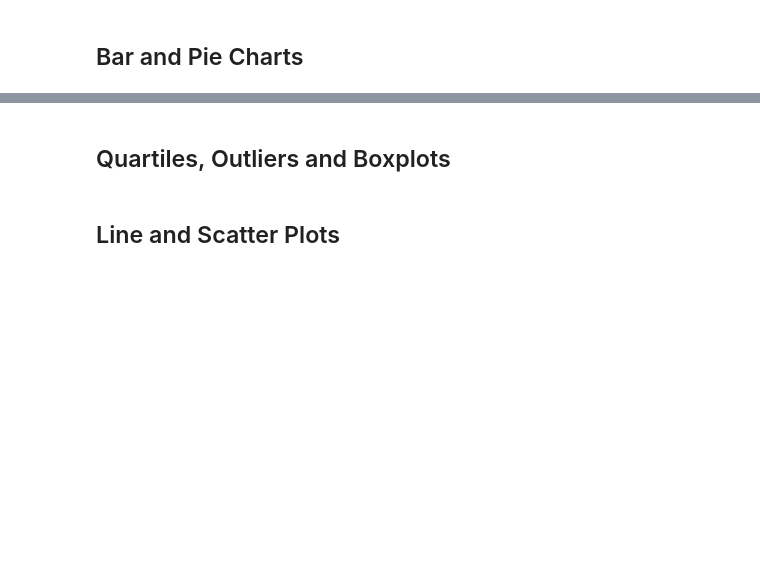
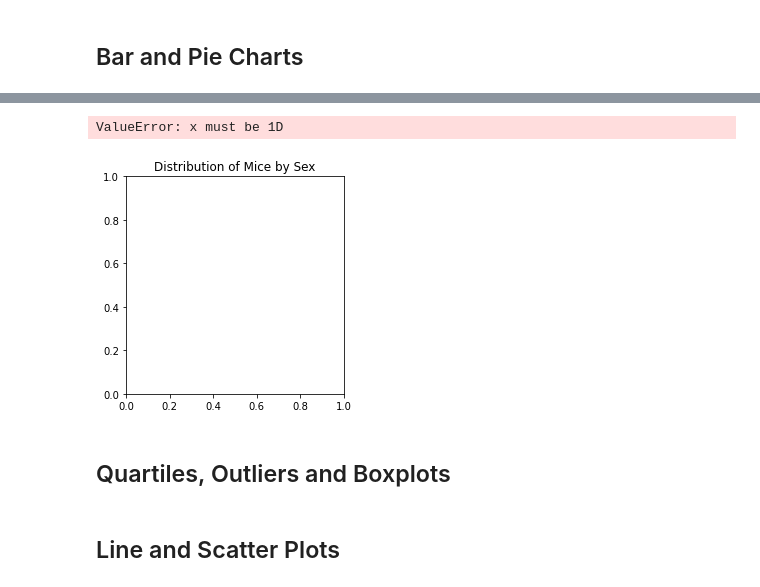
Before and after one commit to Patriotwo/Matplotlib-Challenge, a Jupyter notebook: Pymaceuticals/pymaceuticals_starter.ipynb, the cells around one changed output, grey strips where cells are left out. Cells and saved outputs as stored; diff of their text form; code cells hidden in the pictures; blank space fills up the shorter version.

```diff
--- a/Pymaceuticals/pymaceuticals_starter.ipynb
+++ b/Pymaceuticals/pymaceuticals_starter.ipynb
@@ -166,5 +308,21 @@ combined_study_data.head(20)
+# %%
+#Dtaset
+gender_count = [935, 958]
+gender = ["Female", "Male"]
+colors = ["lightcoral", "lightskyblue"]
+explode = (0, 0.05, 0, 0)
 # %%
+
+
 # Generate a pie plot showing the distribution of female versus male mice using pandas
+plt.title("Distribution of Mice by Sex")
+plt.pie(sex_mice_id, explode=explode, labels=gender, colors=colors,
+       autopct ="%1.1%%", shadow=True, startangle=90)
+plt.axis("equal")
+plt.show()
+# %% [output]
+ValueError: x must be 1D
+[figure, added]
 # %%
 # Generate a pie plot showing the distribution of female versus male mice using pyplot
 # %% [markdown]
```
Also changed, not shown: parts of 25 cells of this notebook.
